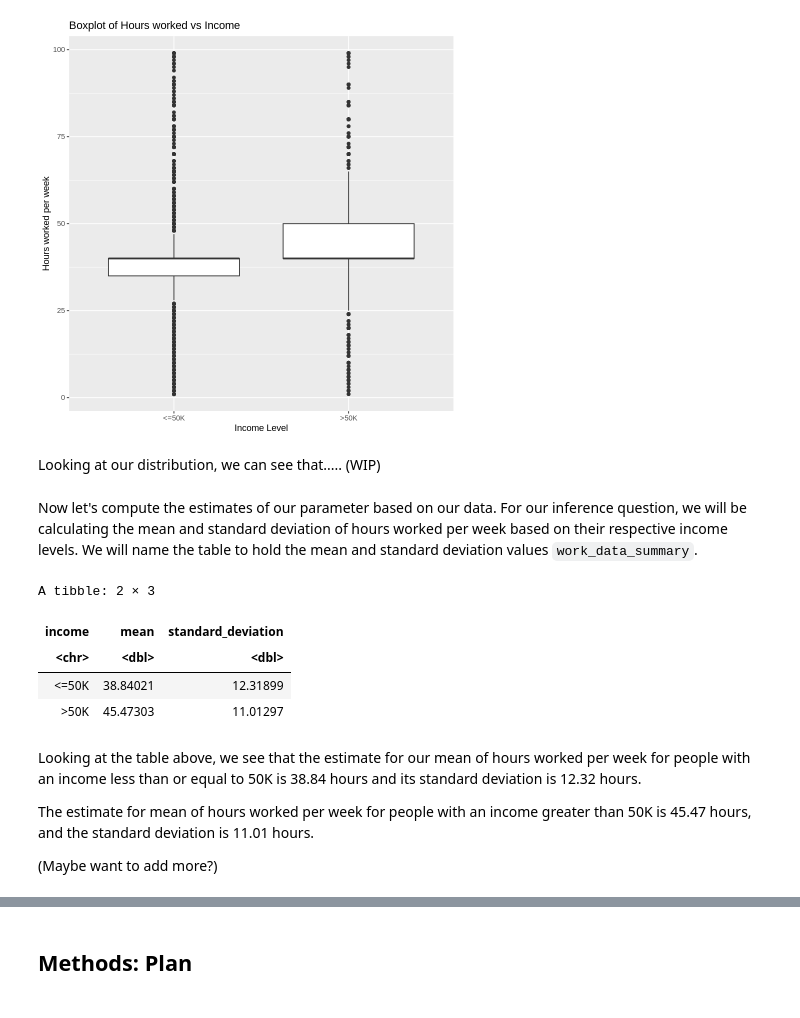
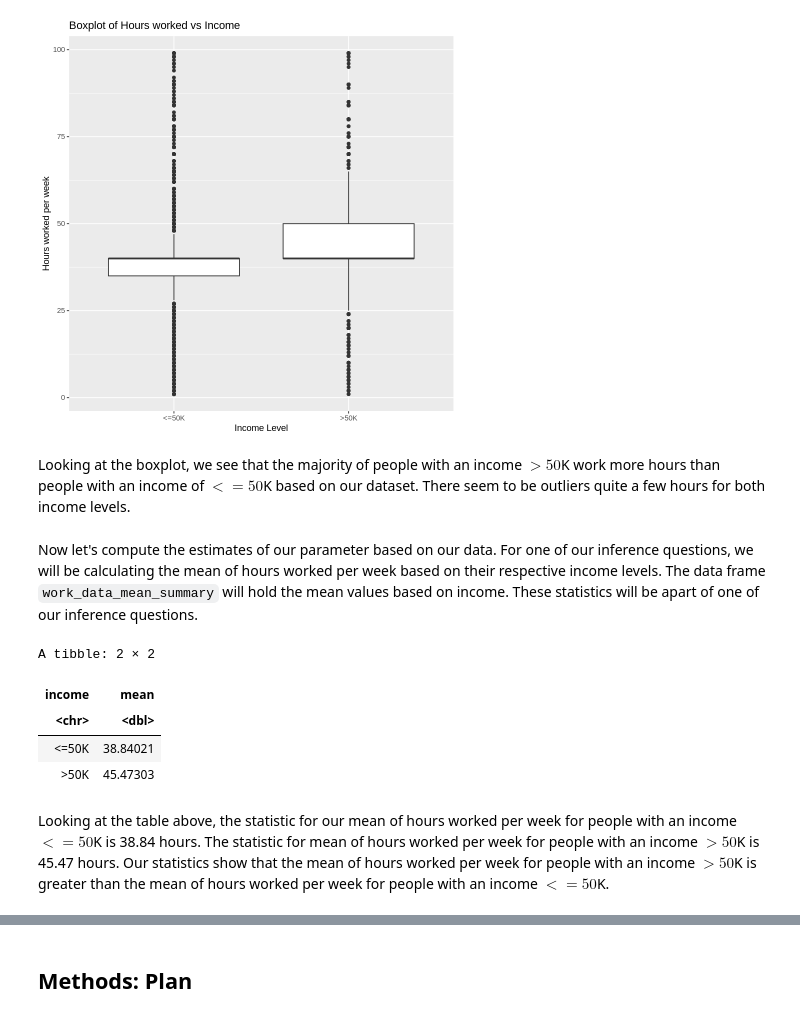
Before and after one commit to ggzggzggzggz/stat-201-2023w1-group-019, a Jupyter notebook: proposal_project.ipynb, the cells around one changed output, grey strips where cells are left out. Saved outputs shown, nothing was run; the diff lists cells and outputs as text; code cells hidden in the pictures.

```diff
--- a/proposal_project.ipynb
+++ b/proposal_project.ipynb
@@ -102,6 +104,6 @@ Now that our data is tidy, let's only select the columns we are interested in. W
 # %%
 #Selecting for only the columns of interest
-work_data_clean <- work_data |>
+work_data_income_hours <- work_data |>
 select(income, hours_per_week)
 
 head(work_data_clean)
@@ -128,25 +130,20 @@ work_boxplot
 # %% [output]
 [figure]
 # %% [markdown]
-Looking at our distribution, we can see that..... (WIP)
+Looking at the boxplot, we see that the majority of people with an income $>50$K work more hours than people with an income of $<=50$K based on our dataset. There seem to be outliers quite a few hours for both income levels.
 # %% [markdown]
-Now let's compute the estimates of our parameter based on our data. For our inference question, we will be calculating the mean and standard deviation of hours worked per week based on their respective income levels. We will name the table to hold the mean and standard deviation values `work_data_summary`.
+Now let's compute the estimates of our parameter based on our data. For one of our inference questions, we will be calculating the mean of hours worked per week based on their respective income levels. The data frame `work_data_mean_summary` will hold the mean values based on income. These statistics will be apart of one of our inference questions.
 # %%
-work_data_summary <- work_data_clean |>
+work_data_income_hours_summary <- work_data_income_hours |>
 group_by(income) |>
-summarize(mean = mean(hours_per_week),
-        standard_deviation = sd(hours_per_week))
+summarize(mean = mean(hours_per_week))
 # %%
-work_data_summary
+work_data_income_hours_summary
 # %% [output]
-A tibble: 2 × 3
+A tibble: 2 × 2
-| income | mean | standard_deviation |
-| <chr> | <dbl> | <dbl> |
-| <=50K | 38.84021 | 12.31899 |
-| >50K | 45.47303 | 11.01297 |
+| income | mean |
+| <chr> | <dbl> |
+| <=50K | 38.84021 |
+| >50K | 45.47303 |
 # %% [markdown]
-Looking at the table above, we see that the estimate for our mean of hours worked per week for people with an income less than or equal to 50K is 38.84 hours and its standard deviation is 12.32 hours.
-
-The estimate for mean of hours worked per week for people with an income greater than 50K is 45.47 hours, and the standard deviation is 11.01 hours.
-
-(Maybe want to add more?)
+Looking at the table above, the statistic for our mean of hours worked per week for people with an income  $<=50$K is 38.84 hours. The statistic for mean of hours worked per week for people with an income $>50$K is 45.47 hours. Our statistics show that the mean of hours worked per week for people with an income $>50$K is greater than the mean of hours worked per week for people with an income $<=50$K.
```
Also changed, not shown: parts of 16 cells of this notebook.
